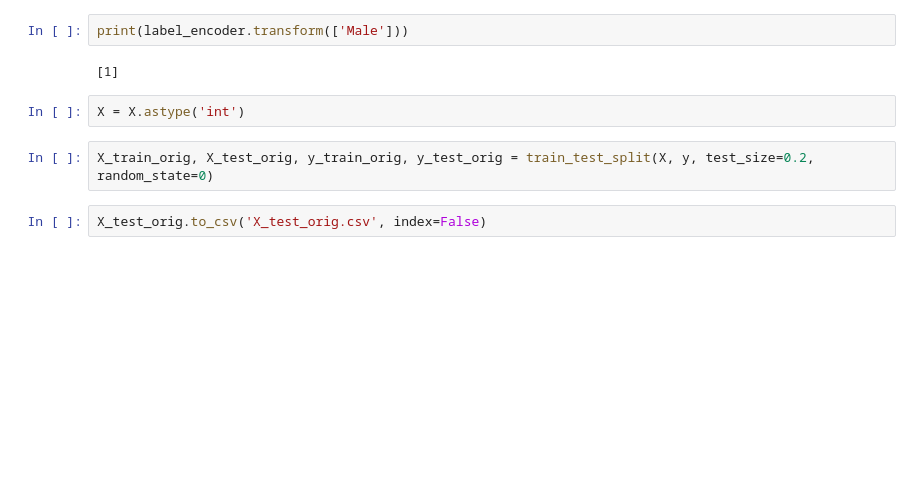
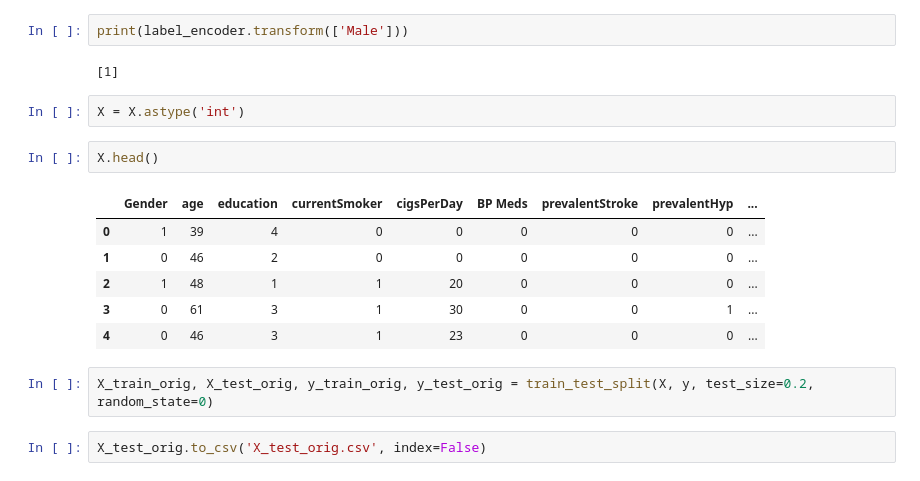
Before and after one commit to anirudhsardiwal/heart-attack-prediction-app, a Jupyter notebook: Heart-attack-prediction-model.ipynb, the cells around one changed output. Saved outputs shown, nothing was run; the diff lists cells and outputs as text; blank space fills up the shorter version.

```diff
--- a/Heart-attack-prediction-model.ipynb
+++ b/Heart-attack-prediction-model.ipynb
@@ -146,6 +192,15 @@ print(label_encoder.transform(['Male']))
 [1]
 # %%
 X = X.astype('int')
+# %%
+X.head()
+# %% [output]
+|  | Gender | age | education | currentSmoker | cigsPerDay | BP Meds | prevalentStroke | prevalentHyp | ... |
+| 0 | 1 | 39 | 4 | 0 | 0 | 0 | 0 | 0 | ... |
+| 1 | 0 | 46 | 2 | 0 | 0 | 0 | 0 | 0 | ... |
+| 2 | 1 | 48 | 1 | 1 | 20 | 0 | 0 | 0 | ... |
+| 3 | 0 | 61 | 3 | 1 | 30 | 0 | 0 | 1 | ... |
+| 4 | 0 | 46 | 3 | 1 | 23 | 0 | 0 | 0 | ... |
 # %%
 X_train_orig, X_test_orig, y_train_orig, y_test_orig = train_test_split(X, y, test_size=0.2, random_state=0)
 # %%
```
Also changed, not shown: parts of 30 cells of this notebook, 3 other files.
